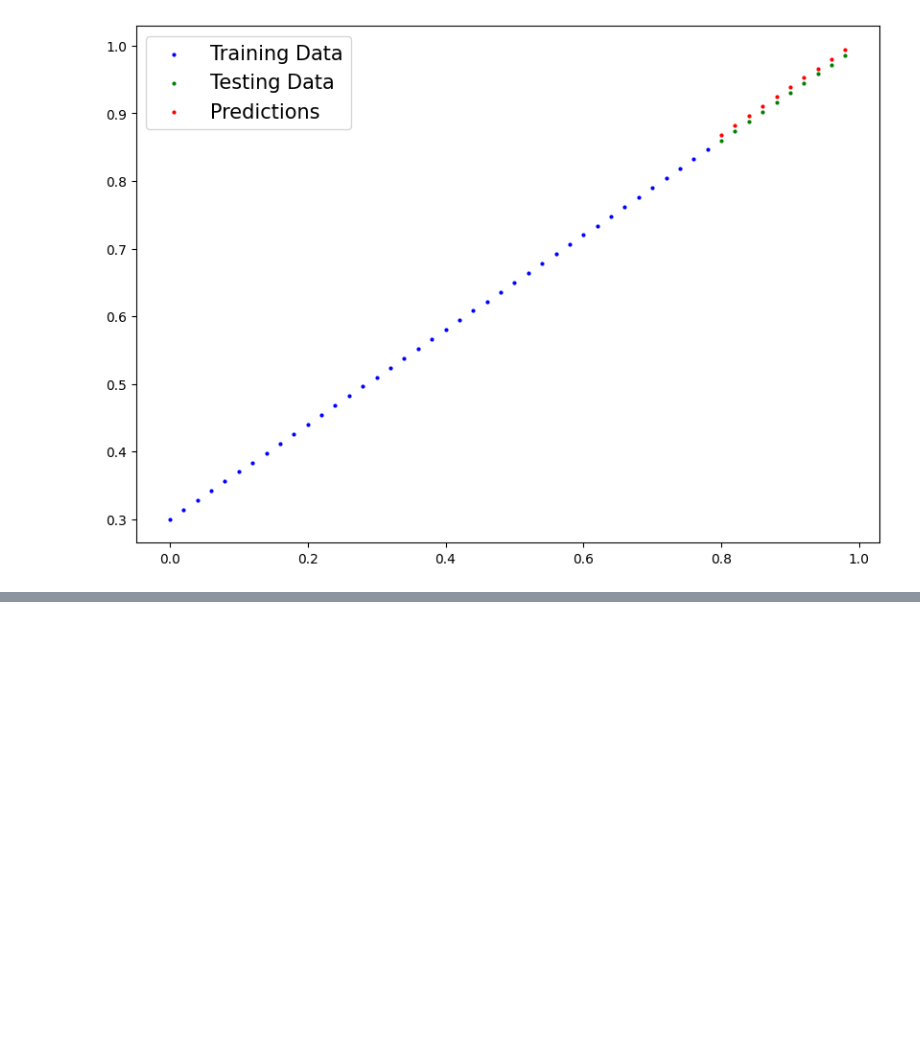
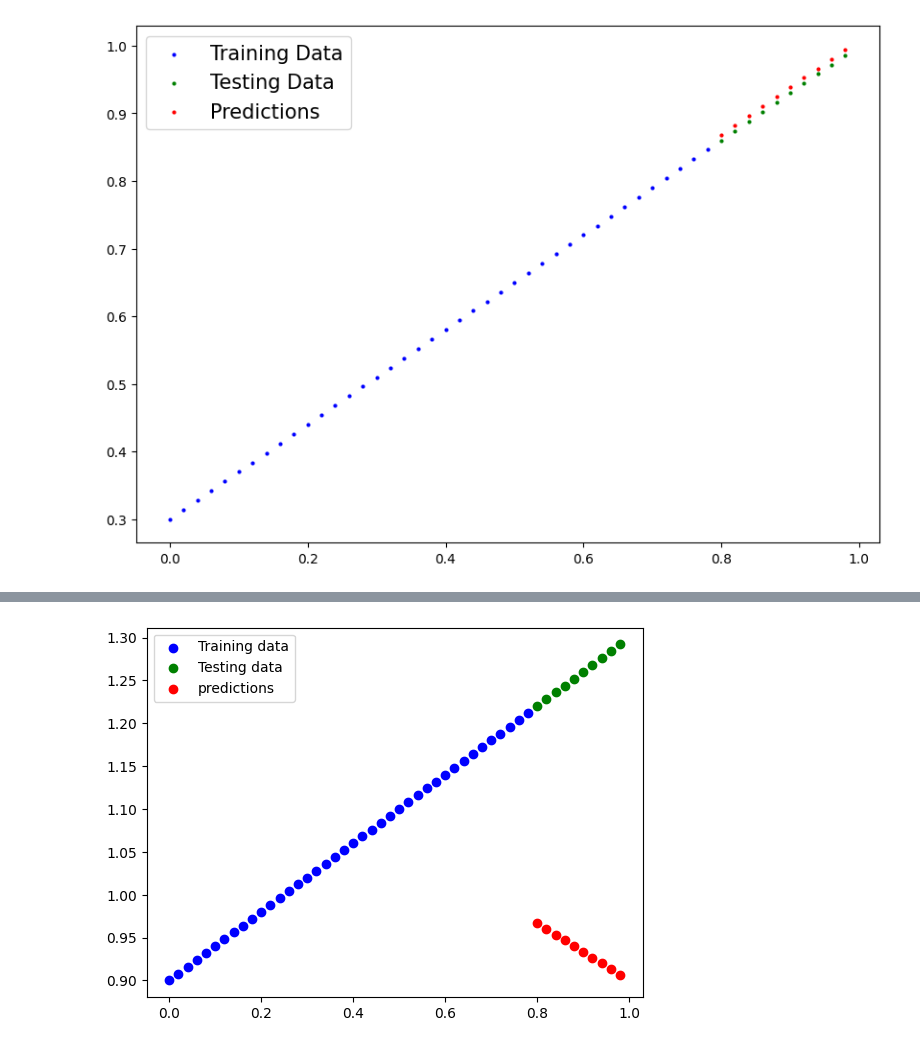
Before and after one commit to ShriVarshaan/pytorch-learning-log, a Jupyter notebook: pytorch_workflow_fundamentals.ipynb, the cells around one changed output, grey strips where cells are left out. Saved outputs shown, nothing was run; the diff lists cells and outputs as text; code cells hidden in the pictures; blank space fills up the shorter version.

```diff
--- a/pytorch_workflow_fundamentals.ipynb
+++ b/pytorch_workflow_fundamentals.ipynb
@@ -410,0 +532,4 @@ plot_predictions(predictions=y_pred_loaded)
+# %%
+plot_predictions(predictions=y_evals)
+# %% [output]
+[figure, added]
```
Also changed, not shown: parts of 20 cells of this notebook.
